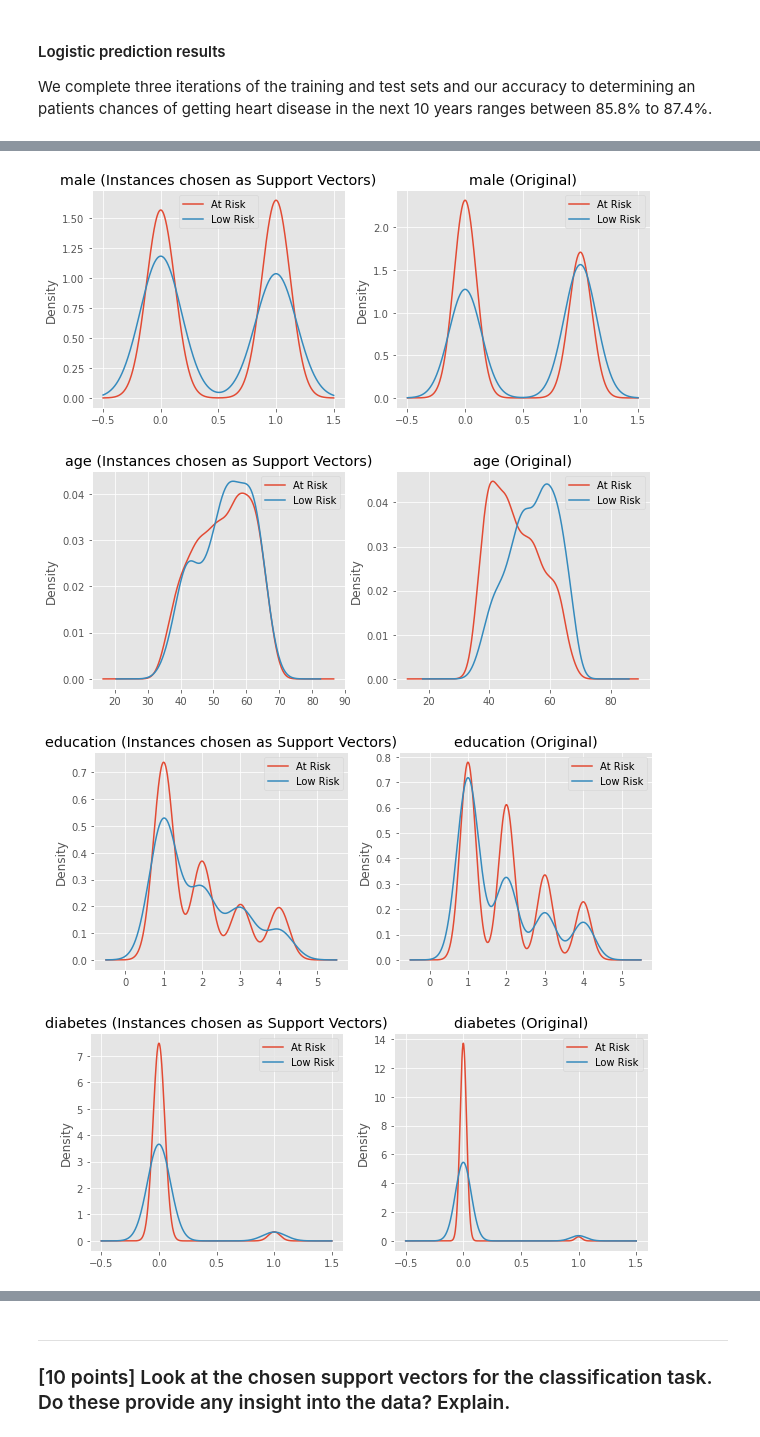
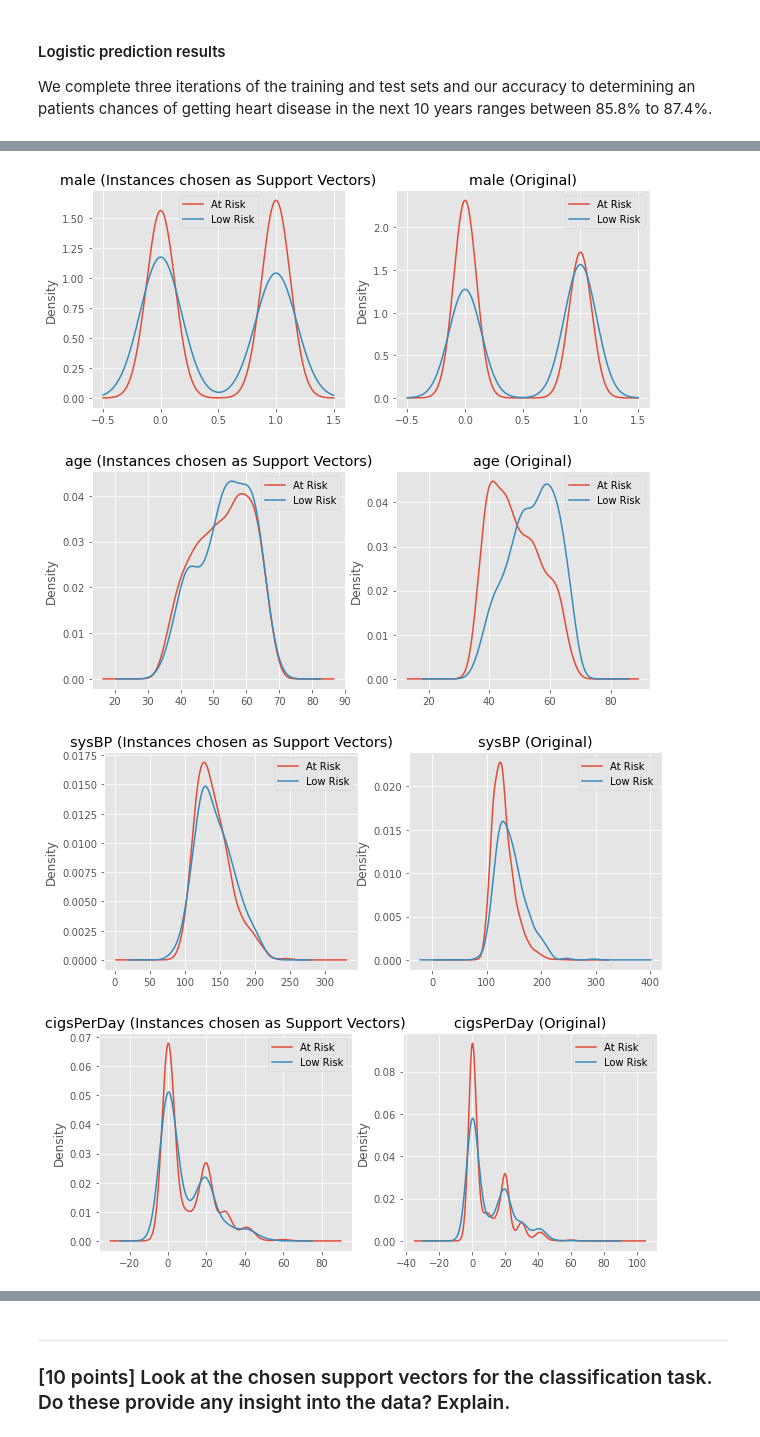
Before and after one commit to dk28yip/MSDS7331, a Jupyter notebook: MiniLab.ipynb, the cells around one changed output, grey strips where cells are left out. Cells and saved outputs as stored; diff of their text form; code cells hidden in the pictures.

```diff
--- a/MiniLab.ipynb
+++ b/MiniLab.ipynb
@@ -263,15 +417,15 @@ X_test_scaled = scl_obj.transform(X_test)
 # %%
-# lets investigate SVMs on the data and play with the parameters and kernels
+#based on our sensitvity analysis we will use c=0.6 for the nonlinear rbf model.
 from sklearn.svm import SVC
 
 # train the model just as before
-svm_clf = SVC(C=0.5, kernel='rbf', degree=3, gamma='auto') # get object
-svm_clf.fit(X_train_scaled, y_train)  # train object
+svm_clf_nonlinear = SVC(C=0.6, kernel='rbf', degree=3, gamma='auto') # get object
+svm_clf_nonlinear.fit(X_train_scaled, y_train)  # train object
 
-y_hat = svm_clf.predict(X_test_scaled) # get test set precitions
+y_hat = svm_clf_nonlinear.predict(X_test_scaled) # get test set precitions
 
 acc = mt.accuracy_score(y_test,y_hat)
 conf = mt.confusion_matrix(y_test,y_hat)
-print('accuracy:', acc )
+print('Non-Linear SVM accuracy:', acc )
 print(conf)
 # %% [output]
@@ -327,29 +483,29 @@ See the caveats in the documentation: https://pandas.pydata.org/pandas-docs/stab
 # %%
 # now lets see the statistics of these attributes
 from pandas.plotting import boxplot
 
 # group the original data and the support vectors
 df_grouped_support = df_support.groupby(['TenYearCHD'])
 df_grouped = df.groupby(['TenYearCHD'])
 
 # plot KDE of Different variables
-vars_to_plot = ['male','age','education','diabetes']
+vars_to_plot = ['male','age','sysBP','cigsPerDay']
 
 for v in vars_to_plot:
     plt.figure(figsize=(10,4))
     # plot support vector stats
     plt.subplot(1,2,1)
     ax = df_grouped_support[v].plot.kde()
     plt.legend(['At Risk','Low Risk'])
     plt.title(v+' (Instances chosen as Support Vectors)')
 
     # plot original distributions
     plt.subplot(1,2,2)
     ax = df_grouped[v].plot.kde()
     plt.legend(['At Risk','Low Risk'])
     plt.title(v+' (Original)')
 # %% [output]
 [figure]
 [figure]
-[figure, old version]
+[figure, new version]
-[figure, old version]
+[figure, new version]
```
Also changed, not shown: parts of 21 cells of this notebook.
